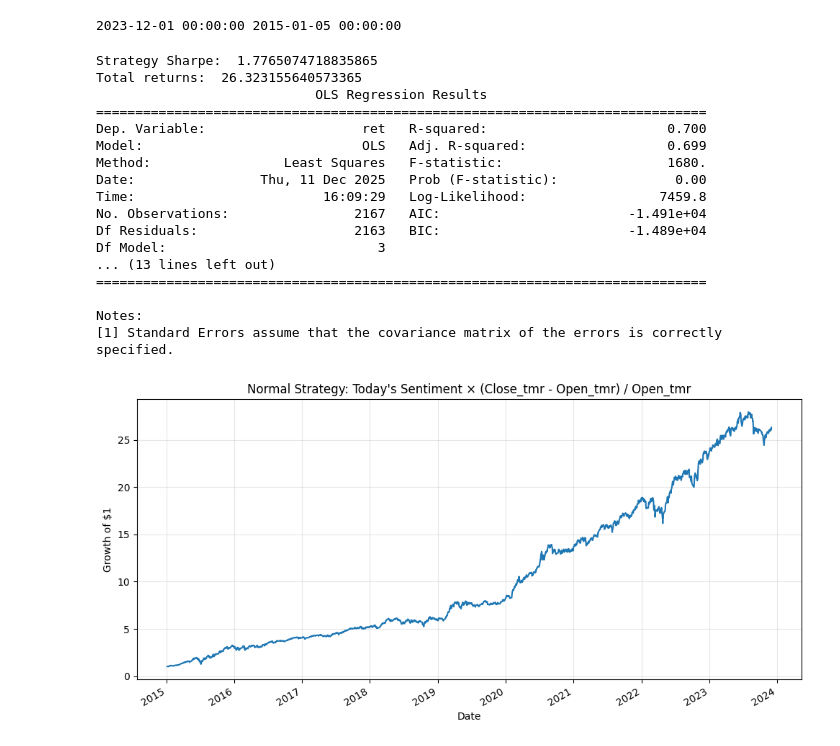
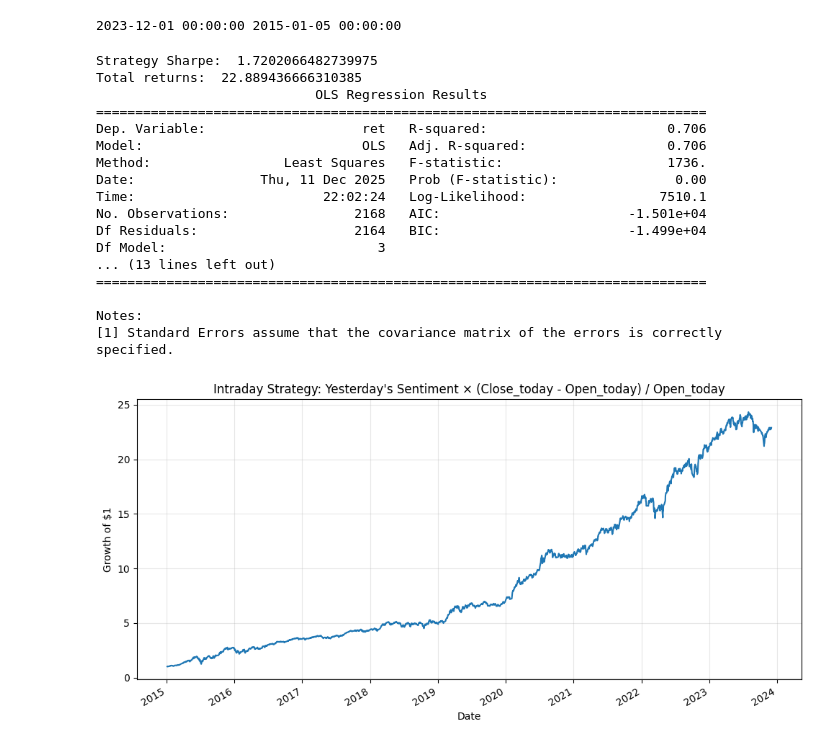
Before and after one commit to frankyaoxiao/chinese-stock-market, a Jupyter notebook: strat_w_alphas.ipynb, the cells around one changed output. Saved outputs shown, nothing was run; the diff lists cells and outputs as text; code cells hidden in the pictures.

```diff
--- a/strat_w_alphas.ipynb
+++ b/strat_w_alphas.ipynb
@@ -26,7 +26,7 @@ def json_to_df(path_or_obj):
     df = df.dropna(subset=["date"]).sort_values(["date", "industry"]).reset_index(drop=True)
     return df
 
-sentiments = json_to_df("data/industry_sentiment.json")
+sentiments = json_to_df("/Users/edwardju/Downloads/chinese-stock-market/data/industry_sentiment.json")
 tot = sentiments.groupby("date")["score"].transform(lambda s: s.abs().sum())
 sentiments["tot_score"] = tot
 sentiments["norm_score"] = sentiments["score"].div(tot).where(tot.ne(0))
@@ -151,7 +151,7 @@ See the caveats in the documentation: https://pandas.pydata.org/pandas-docs/stab
 | 75 | 2015-01-02 | Banking | 0.044118 | -0.0625 |
 # %%
 # Load with open and close prices for intraday calculation
-daily_rets = pd.read_csv("data/TRD_Daily_full_20010101_20231201.csv",
+daily_rets = pd.read_csv("/Users/edwardju/Downloads/CSMAR Daily Stock Return/TRD_Daily_full_20010101_20231201.csv",
                          usecols=['Stkcd', 'Trddt', 'Dsmvtll', 'Dretwd', 'Opnprc', 'Clsprc'])
 
 # Rename columns properly (usecols doesn't preserve order, so use dict)
@@ -169,7 +169,7 @@ daily_rets['date'] = pd.to_datetime(daily_rets['date'], format='%Y-%m-%d')
 daily_rets['intraday_ret'] = (daily_rets['close'] - daily_rets['open']) / daily_rets['open']
 
 # merge industry
-co_ind = pd.read_csv("data/TRD_Co.csv", encoding='cp1252', usecols=['Stkcd', 'Nindnme_en'])
+co_ind = pd.read_csv("/Users/edwardju/Downloads/CSMAR Daily Stock Return/TRD_Co.csv", encoding='cp1252', usecols=['Stkcd', 'Nindnme_en'])
 co_ind.columns=['stockid', 'industry']
 daily_rets = daily_rets.merge(co_ind, on=['stockid'], how='left')
 daily_rets.head()
@@ -264,7 +264,7 @@ Covariance Type:              cluster
 Notes:
 [1] Standard Errors are robust to cluster correlation (cluster)
 # %%
-ff3 = pd.read_csv("data/daily_ff3_factors_total_shares_p9714.csv")
+ff3 = pd.read_csv("/Users/edwardju/Downloads/CSMAR Daily Stock Return/daily_ff3_factors_total_shares_p9714.csv")
 ff3['date'] = pd.to_datetime(ff3['date'], format='%Y-%m-%d')
 ff3 = ff3.set_index('date')
 ff3.head()
@@ -281,54 +281,51 @@ print(indus_ret_senti.date.max(), indus_ret_senti.date.min())
 # %% [output]
 2023-12-01 00:00:00 2015-01-05 00:00:00
 # %%
-# today's sentiment × (close_tmr - open_tmr) / open_tmr
+# Intraday Strategy: yesterday's sentiment × (close_today - open_today) / open_today
 
 d = indus_ret_senti.copy()
-d['next_day_intraday'] = d['industry_intraday']
-d['w_ls'] = d.groupby('industry')['w_ls'].shift(1)
-d = d.dropna(subset=['next_day_intraday', 'w_ls'])
+d = d.dropna(subset=['industry_intraday', 'w_ls'])
 
-w_name = 'w_ls'
-sw_ret_normal = d.groupby("date").apply(lambda g: (g[w_name] * g["next_day_intraday"]).sum()).rename("sw_ret")
+sw_ret_intraday = d.groupby("date").apply(lambda g: (g['w_ls'] * g["industry_intraday"]).sum()).rename("sw_ret")
 
 def print_stats(rets, title):
     rets = rets.sort_index().rename('ret')
     cum_rets = (1.0 + rets).cumprod().rename("cum_growth")
     print("Strategy Sharpe: ", rets.mean() / rets.std() * np.sqrt(243))
     print("Total returns: ", cum_rets.iloc[-1])
     ff = ff3.copy()
     ff = ff.merge(rets, left_index=True, right_index=True, how='inner')
     ff.dropna(subset=['ret', 'mktrf', 'smb', 'hml'], inplace=True)
     X = sm.add_constant(ff[["mktrf", 'smb', 'hml']])
     m = sm.OLS(ff['ret'], X).fit()
     print(m.summary())
 
     ax = cum_rets.plot(figsize=(10, 5))
     ax.set_title(title)
     ax.set_xlabel("Date")
     ax.set_ylabel("Growth of $1")
     ax.grid(True, alpha=0.3)
     plt.tight_layout()
     plt.show()
 
-print_stats(sw_ret_normal, "Normal Strategy: Today's Sentiment × (Close_tmr - Open_tmr) / Open_tmr")
+print_stats(sw_ret_intraday, "Intraday Strategy: Yesterday's Sentiment × (Close_today - Open_today) / Open_today")
 # %% [output]
-Strategy Sharpe:  1.7765074718835865
-Total returns:  26.323155640573365
+Strategy Sharpe:  1.7202066482739975
+Total returns:  22.889436666310385
                             OLS Regression Results
 ==============================================================================
-Dep. Variable:                    ret   R-squared:                       0.700
-Model:                            OLS   Adj. R-squared:                  0.699
-Method:                 Least Squares   F-statistic:                     1680.
+Dep. Variable:                    ret   R-squared:                       0.706
+Model:                            OLS   Adj. R-squared:                  0.706
+Method:                 Least Squares   F-statistic:                     1736.
 Date:                Thu, 11 Dec 2025   Prob (F-statistic):               0.00
-Time:                        16:09:29   Log-Likelihood:                 7459.8
-No. Observations:                2167   AIC:                        -1.491e+04
-Df Residuals:                    2163   BIC:                        -1.489e+04
+Time:                        22:02:24   Log-Likelihood:                 7510.1
+No. Observations:                2168   AIC:                        -1.501e+04
+Df Residuals:                    2164   BIC:                        -1.499e+04
 Df Model:                           3
 ... (13 lines left out)
 ==============================================================================
 
 Notes:
 [1] Standard Errors assume that the covariance matrix of the errors is correctly specified.
-[figure, old version]
+[figure, new version]
 # %%
```
Also changed, not shown: parts of 5 cells of this notebook.
